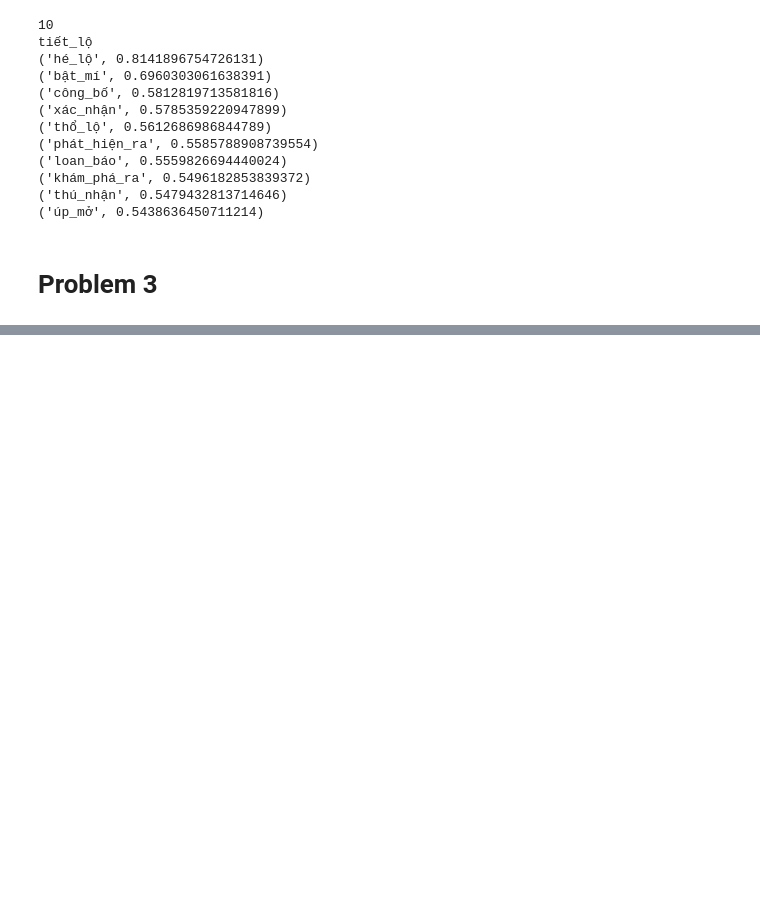
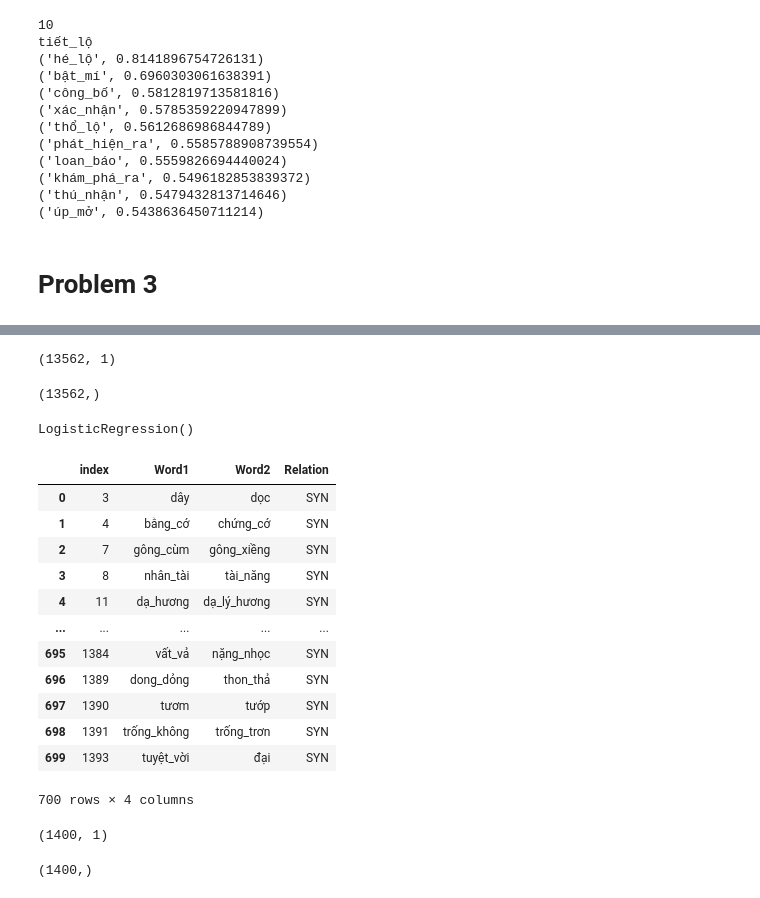
Before and after one commit to HoTuanLong/NLP_Project, a Jupyter notebook: NLP-Projects.ipynb, the cells around one changed output, grey strips where cells are left out. Saved outputs shown, nothing was run; the diff lists cells and outputs as text; code cells hidden in the pictures; blank space fills up the shorter version.

```diff
--- a/NLP-Projects.ipynb
+++ b/NLP-Projects.ipynb
@@ -135,0 +181,4 @@ for idx, w in enumerate(synonym_lines):
+# %%
+X_train.shape
+# %% [output]
+(13562, 1)
@@ -135,0 +187,33 @@ for idx, w in enumerate(synonym_lines):
+# %%
+y_train.shape
+# %% [output]
+(13562,)
+# %%
+from sklearn.linear_model import LogisticRegression
+model = LogisticRegression()
+model.fit(X_train, y_train)
+# %% [output]
+LogisticRegression()
+# %%
+n_test = pd.read_csv("400_noun_pairs.txt", sep='\t')
+v_test = pd.read_csv('400_verb_pairs.txt',sep='\t')
+a_test = pd.read_csv('600_adj_pairs.txt', sep='\t')
+df_test = pd.concat([n_test, v_test, a_test], ignore_index=True)
+# %%
+ant_test = df_test.loc[df_test['Relation']=='ANT'].reset_index() #700x4
+syn_test = df_test.loc[df_test['Relation']=='SYN'].reset_index() #700x4
+syn_test
+# %% [output]
+|  | index | Word1 | Word2 | Relation |
+| 0 | 3 | dây | dọc | SYN |
+| 1 | 4 | bằng_cớ | chứng_cớ | SYN |
+| 2 | 7 | gông_cùm | gông_xiềng | SYN |
+| 3 | 8 | nhân_tài | tài_năng | SYN |
+| 4 | 11 | dạ_hương | dạ_lý_hương | SYN |
+| ... | ... | ... | ... | ... |
+| 695 | 1384 | vất_vả | nặng_nhọc | SYN |
+| 696 | 1389 | dong_dỏng | thon_thả | SYN |
+| 697 | 1390 | tươm | tướp | SYN |
+| 698 | 1391 | trống_không | trống_trơn | SYN |
+| 699 | 1393 | tuyệt_vời | đại | SYN |
+700 rows × 4 columns
@@ -135,0 +230,9 @@ for idx, w in enumerate(synonym_lines):
+# %%
+X_test.shape
+# %% [output]
+(1400, 1)
+# %%
+y_test = np.asarray(y_test)
+y_test.shape
+# %% [output]
+(1400,)
```
Also changed, not shown: parts of 14 cells of this notebook.
